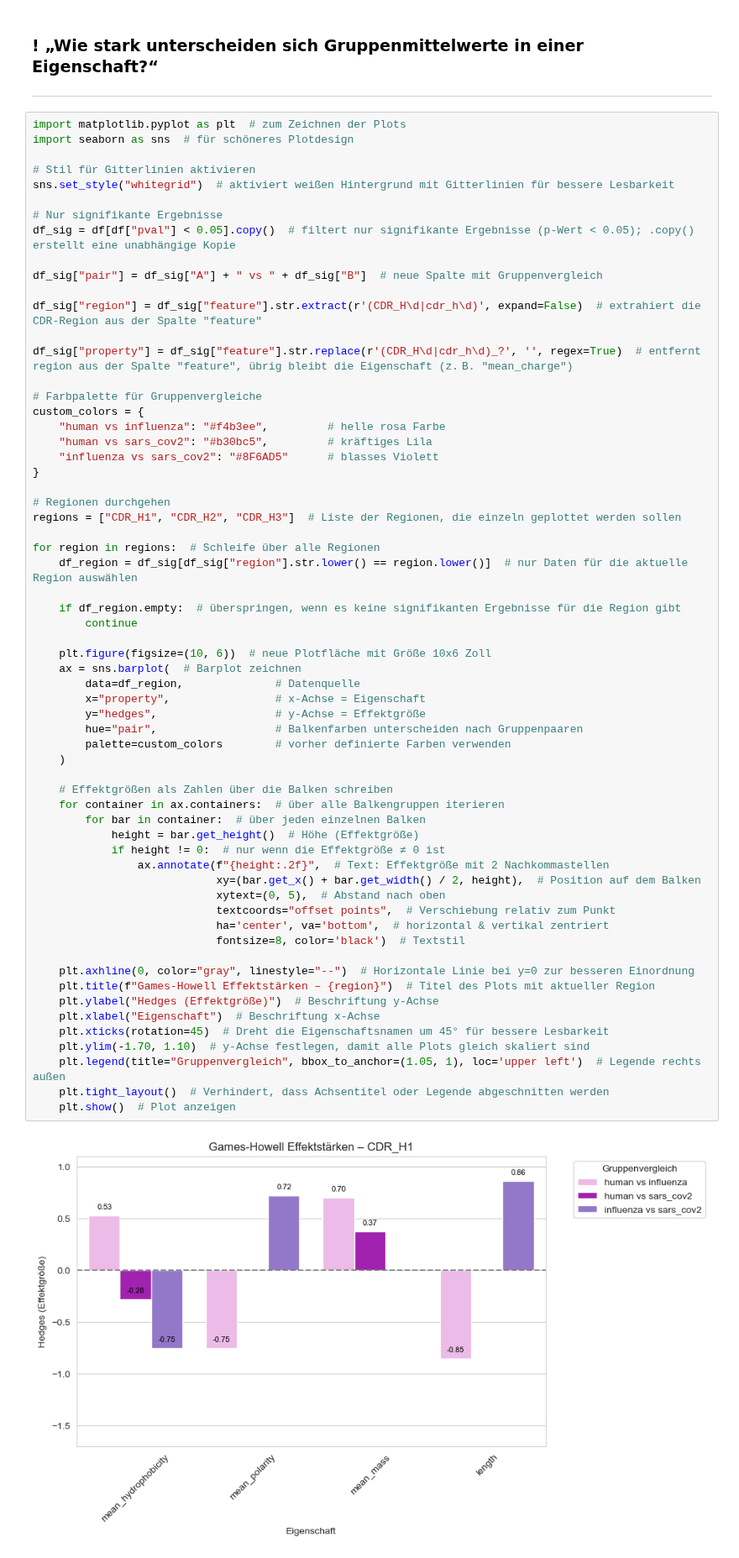
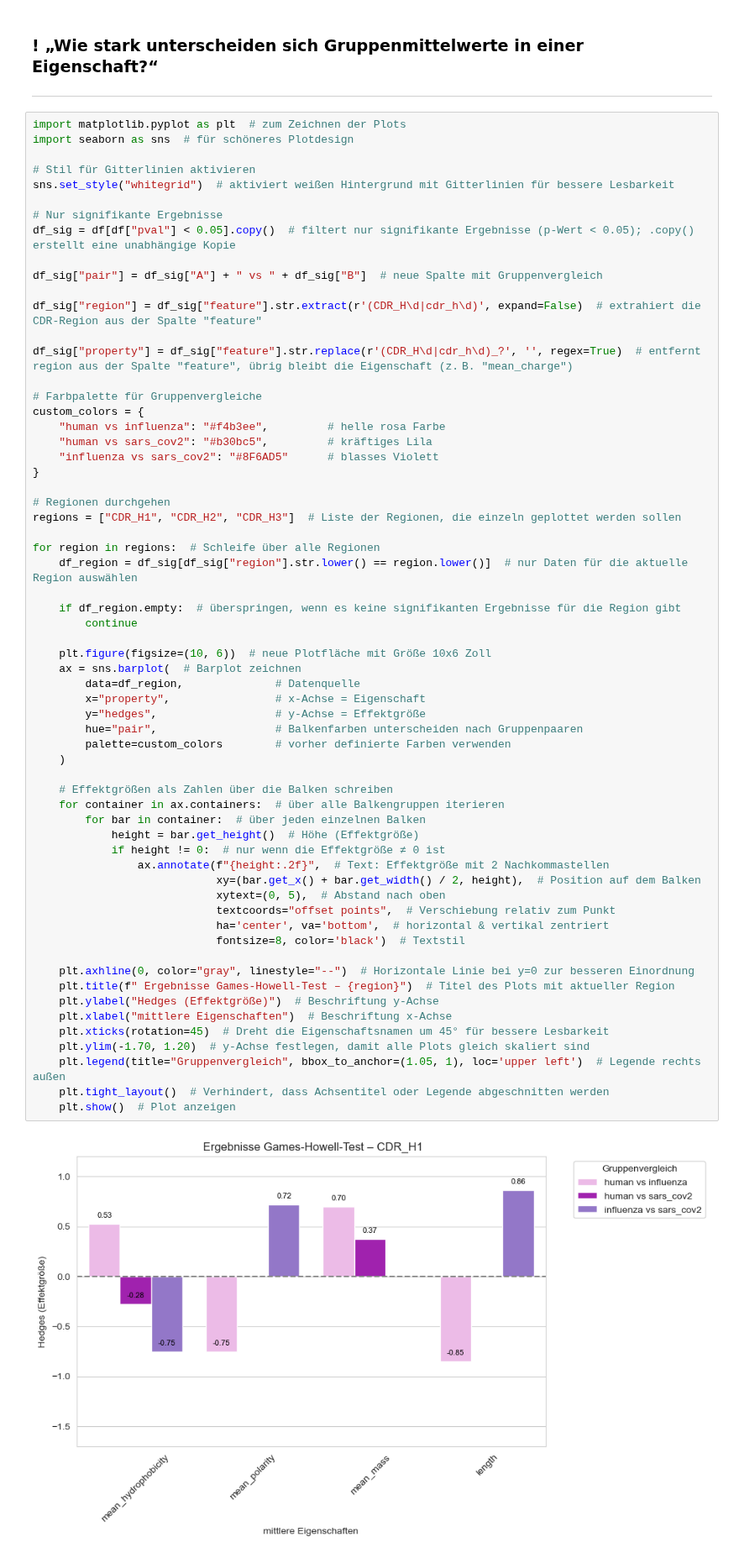
Before and after one commit to datascience-2025-group4/group04-team02, a Jupyter notebook: dataanalysis/02_sequence/02_compare_all.ipynb, the cells around one changed output. Shown at 84% size. Cells and saved outputs as stored; diff of their text form.

```diff
--- a/dataanalysis/02_sequence/02_compare_all.ipynb
+++ b/dataanalysis/02_sequence/02_compare_all.ipynb
@@ -371,34 +371,34 @@ for region in regions:  # Schleife über alle Regionen
         continue
 
     plt.figure(figsize=(10, 6))  # neue Plotfläche mit Größe 10x6 Zoll
     ax = sns.barplot(  # Barplot zeichnen
         data=df_region,              # Datenquelle
         x="property",                # x-Achse = Eigenschaft
         y="hedges",                  # y-Achse = Effektgröße
         hue="pair",                  # Balkenfarben unterscheiden nach Gruppenpaaren
         palette=custom_colors        # vorher definierte Farben verwenden
     )
 
     # Effektgrößen als Zahlen über die Balken schreiben
     for container in ax.containers:  # über alle Balkengruppen iterieren
         for bar in container:  # über jeden einzelnen Balken
             height = bar.get_height()  # Höhe (Effektgröße)
             if height != 0:  # nur wenn die Effektgröße ≠ 0 ist
                 ax.annotate(f"{height:.2f}",  # Text: Effektgröße mit 2 Nachkommastellen
                             xy=(bar.get_x() + bar.get_width() / 2, height),  # Position auf dem Balken
                             xytext=(0, 5),  # Abstand nach oben
                             textcoords="offset points",  # Verschiebung relativ zum Punkt
                             ha='center', va='bottom',  # horizontal & vertikal zentriert
                             fontsize=8, color='black')  # Textstil
 
     plt.axhline(0, color="gray", linestyle="--")  # Horizontale Linie bei y=0 zur besseren Einordnung
-    plt.title(f"Games-Howell Effektstärken – {region}")  # Titel des Plots mit aktueller Region
+    plt.title(f" Ergebnisse Games-Howell-Test – {region}")  # Titel des Plots mit aktueller Region
     plt.ylabel("Hedges (Effektgröße)")  # Beschriftung y-Achse
-    plt.xlabel("Eigenschaft")  # Beschriftung x-Achse
+    plt.xlabel("mittlere Eigenschaften")  # Beschriftung x-Achse
     plt.xticks(rotation=45)  # Dreht die Eigenschaftsnamen um 45° für bessere Lesbarkeit
-    plt.ylim(-1.70, 1.10)  # y-Achse festlegen, damit alle Plots gleich skaliert sind
+    plt.ylim(-1.70, 1.20)  # y-Achse festlegen, damit alle Plots gleich skaliert sind
     plt.legend(title="Gruppenvergleich", bbox_to_anchor=(1.05, 1), loc='upper left')  # Legende rechts außen
     plt.tight_layout()  # Verhindert, dass Achsentitel oder Legende abgeschnitten werden
     plt.show()  # Plot anzeigen
 # %% [output]
-[figure, old version]
+[figure, new version]
```
Also changed, not shown: parts of 3 cells of this notebook, 5 other files.
